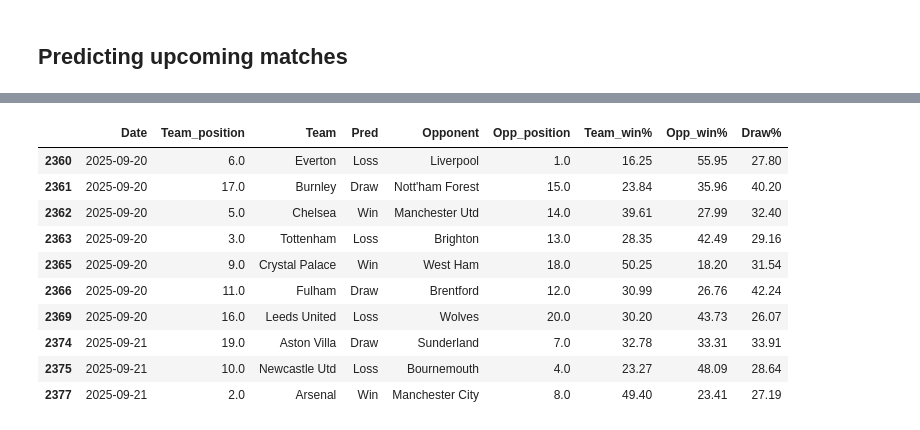
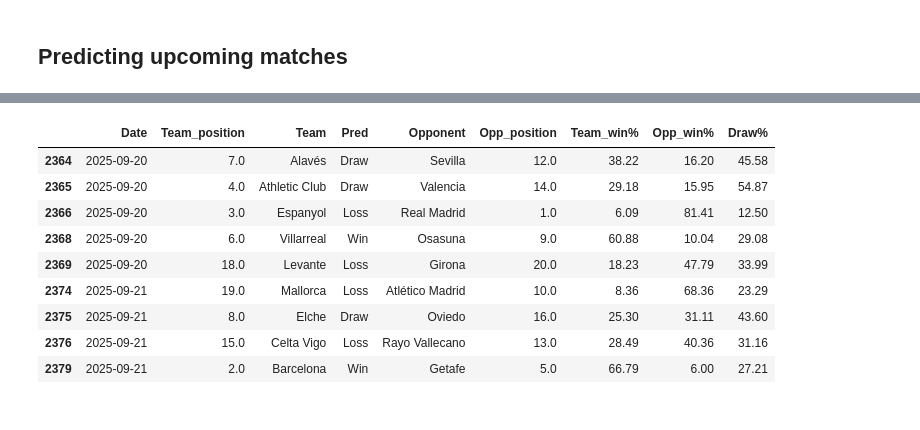
Before and after one commit to Ivan-engunsw/FPLPredict, a Jupyter notebook: model.ipynb, the cells around one changed output, grey strips where cells are left out. Cells and saved outputs as stored; diff of their text form; code cells hidden in the pictures.

Commit message:
Made predictions for La Liga

```diff
--- a/model.ipynb
+++ b/model.ipynb
@@ -152,3 +148,8 @@ Wolves
+# %%
+exculsive_team_names.remove('Real Betis')
+exculsive_team_names.append('Real Betis')
+exculsive_opp_names.remove('Betis')
+exculsive_opp_names.append('Betis')
 # %%
 # creating class to map team names written differently in opponent column to
 # corresponding team names.
@@ -789,6 +800,6 @@ CrdRlast_rolling              0.000000
 Length: 163, dtype: float64
 # %%
-THRESHOLD = 0.01
+THRESHOLD = 0.009
 selected_features = feature_importance[feature_importance >= THRESHOLD].index
 print(len(selected_features))
 train_X_selected = train_X[selected_features]
@@ -805,7 +816,7 @@ importances_df = pd.DataFrame({
     "importance_std": result.importances_std
 }).sort_values("importance_mean", ascending=False)
 
-non_zero_importances = importances_df[importances_df['importance_mean'] > 0.01]
+non_zero_importances = importances_df[importances_df['importance_mean'] > 0.006]
 
 print(non_zero_importances)
 # %% [output]
@@ -949,9 +962,9 @@ weighted avg       0.44      0.50      0.45       420
 # %%
 base_estimators = [
-    ('rf', RandomForestClassifier(random_state=42, n_estimators=195, min_samples_split=2, max_depth=7)),
-    ('xgb', XGBClassifier(alpha=4, random_state=42, eta=0.4, max_depth=6)),
-    ('svc', SVC(random_state=42, C=0.1, kernel='linear', probability=True)),
-    ('lr', LogisticRegression(random_state=42, C=0.2, solver='saga', max_iter=10000000))
+    ('rf', RandomForestClassifier(random_state=42, n_estimators=100, min_samples_split=2, max_depth=5)),
+    ('xgb', XGBClassifier(alpha=0, random_state=42, eta=0.4, max_depth=9)),
+    ('svc', SVC(random_state=42, C=0.2, kernel='linear', probability=True)),
+    ('lr', LogisticRegression(random_state=42, C=0.4, solver='saga', max_iter=10000000))
 ]
 
 voter = VotingClassifier(estimators=base_estimators, voting='soft')
@@ -1014,40 +1043,44 @@ plt.show()
 # %%
 full_train_X = pd.concat([train_X_selected2, test_X_selected2])
 full_train_Y = pd.concat([train_Y, test_Y])
 normalized_sample_weights2 = compute_sample_weight(class_weight={0:2, 1:1, 2:1}, y=full_train_Y)
 
 full_train_X_scaled = scaler.fit_transform(full_train_X)
-predict_X = future_matches[features]
+future_matches_copy = future_matches[future_matches['Date'] < '2025-09-23']
+predict_X = future_matches_copy[features]
 predict_X_scaled = scaler.transform(predict_X)
+# checking if any features have any NaN/null values
+for feature, null_bool in predict_X.isnull().any().items():
+    if null_bool:
+        print(feature)
 
 refined_voting_model.fit(full_train_X_scaled, full_train_Y, sample_weight=normalized_sample_weights2)
 voter_preds = refined_voting_model.predict(predict_X_scaled)
 voter_proba = refined_voting_model.predict_proba(predict_X_scaled)
 result_mapping_dict = {'0': 'Draw', '1': 'Loss', '2': 'Win'}
 voter_preds = [result_mapping_dict.get(str(int(result))) for result in voter_preds]
 team_mapping_dict2 = {value: key for key, value in team_mapping_dict.items()}
-team_names = future_matches['Team_code'].map(team_mapping_dict2)
-opp_names = future_matches['Opp_code'].map(team_mapping_dict2)
-result = pd.DataFrame({'Date': future_matches['Date'],
-                       'Team_position': future_matches['Team_position'],
+team_names = future_matches_copy['Team_code'].map(team_mapping_dict2)
+opp_names = future_matches_copy['Opp_code'].map(team_mapping_dict2)
+result = pd.DataFrame({'Date': future_matches_copy['Date'],
+                       'Team_position': future_matches_copy['Team_position'],
                        'Team':team_names,
                         'Pred':voter_preds, 'Opponent': opp_names,
-                        'Opp_position': future_matches['Opp_position'],
+                        'Opp_position': future_matches_copy['Opp_position'],
                         'Team_win%': voter_proba[:,2],
                         'Opp_win%': voter_proba[:,1],
                         'Draw%': voter_proba[:,0]})
 for col in ['Team_win%', 'Opp_win%', 'Draw%']:
     result[col] = (result[col] * 100).round(2)
 result
 # %% [output]
 |  | Date | Team_position | Team | Pred | Opponent | Opp_position | Team_win% | Opp_win% | Draw% |
-| 2360 | 2025-09-20 | 6.0 | Everton | Loss | Liverpool | 1.0 | 16.25 | 55.95 | 27.80 |
-| 2361 | 2025-09-20 | 17.0 | Burnley | Draw | Nott'ham Forest | 15.0 | 23.84 | 35.96 | 40.20 |
-| 2362 | 2025-09-20 | 5.0 | Chelsea | Win | Manchester Utd | 14.0 | 39.61 | 27.99 | 32.40 |
-| 2363 | 2025-09-20 | 3.0 | Tottenham | Loss | Brighton | 13.0 | 28.35 | 42.49 | 29.16 |
-| 2365 | 2025-09-20 | 9.0 | Crystal Palace | Win | West Ham | 18.0 | 50.25 | 18.20 | 31.54 |
-| 2366 | 2025-09-20 | 11.0 | Fulham | Draw | Brentford | 12.0 | 30.99 | 26.76 | 42.24 |
-| 2369 | 2025-09-20 | 16.0 | Leeds United | Loss | Wolves | 20.0 | 30.20 | 43.73 | 26.07 |
-| 2374 | 2025-09-21 | 19.0 | Aston Villa | Draw | Sunderland | 7.0 | 32.78 | 33.31 | 33.91 |
-| 2375 | 2025-09-21 | 10.0 | Newcastle Utd | Loss | Bournemouth | 4.0 | 23.27 | 48.09 | 28.64 |
-| 2377 | 2025-09-21 | 2.0 | Arsenal | Win | Manchester City | 8.0 | 49.40 | 23.41 | 27.19 |
+| 2364 | 2025-09-20 | 7.0 | Alavés | Draw | Sevilla | 12.0 | 38.22 | 16.20 | 45.58 |
+| 2365 | 2025-09-20 | 4.0 | Athletic Club | Draw | Valencia | 14.0 | 29.18 | 15.95 | 54.87 |
+| 2366 | 2025-09-20 | 3.0 | Espanyol | Loss | Real Madrid | 1.0 | 6.09 | 81.41 | 12.50 |
+| 2368 | 2025-09-20 | 6.0 | Villarreal | Win | Osasuna | 9.0 | 60.88 | 10.04 | 29.08 |
+| 2369 | 2025-09-20 | 18.0 | Levante | Loss | Girona | 20.0 | 18.23 | 47.79 | 33.99 |
+| 2374 | 2025-09-21 | 19.0 | Mallorca | Loss | Atlético Madrid | 10.0 | 8.36 | 68.36 | 23.29 |
+| 2375 | 2025-09-21 | 8.0 | Elche | Draw | Oviedo | 16.0 | 25.30 | 31.11 | 43.60 |
+| 2376 | 2025-09-21 | 15.0 | Celta Vigo | Loss | Rayo Vallecano | 13.0 | 28.49 | 40.36 | 31.16 |
+| 2379 | 2025-09-21 | 2.0 | Barcelona | Win | Getafe | 5.0 | 66.79 | 6.00 | 27.21 |
```
Also changed, not shown: parts of 32 cells of this notebook, 3 other files.
